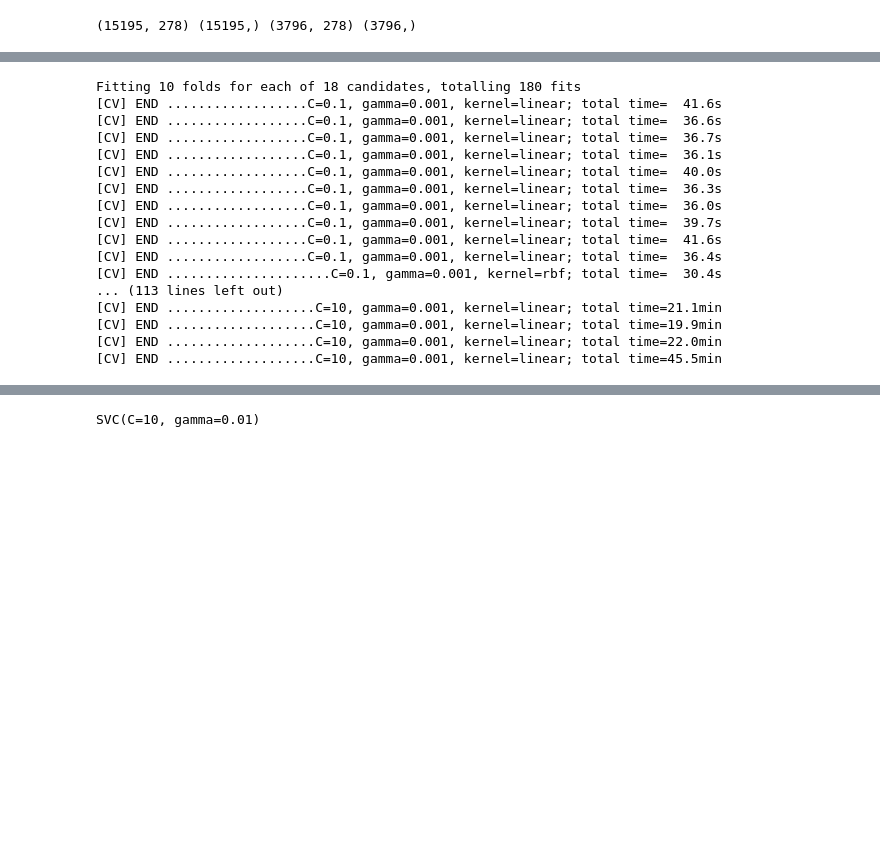
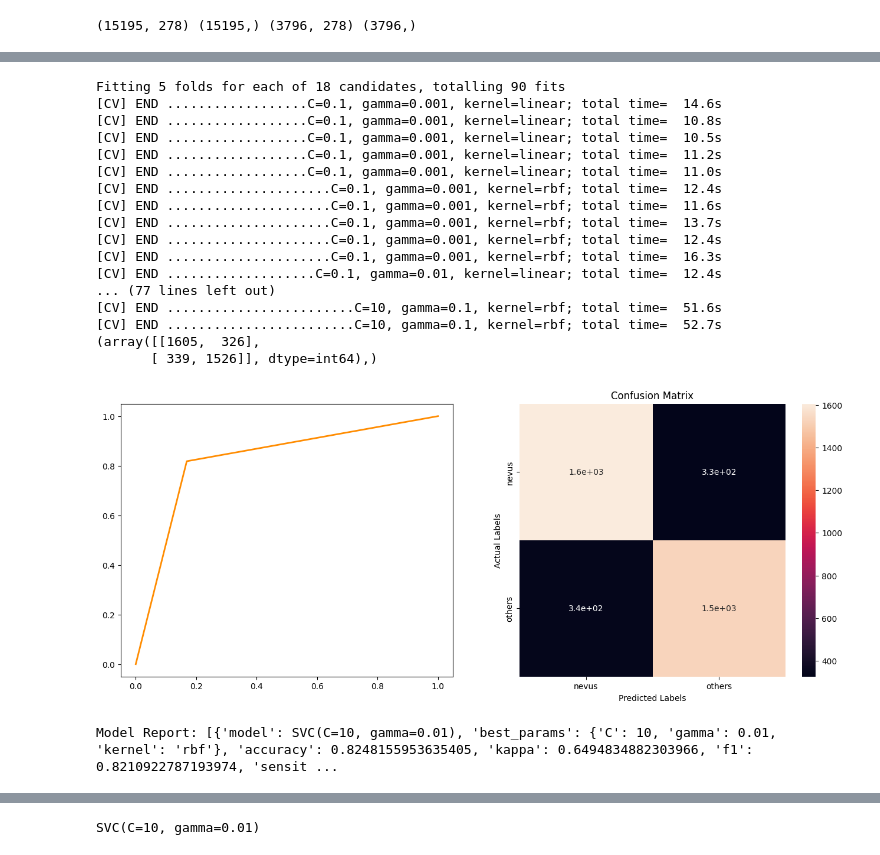
Before and after one commit to lui-alvarez/Melanoma-classification-using-machine-learning, a Jupyter notebook: notebooks/machine_learning_pipeline.ipynb, the cells around one changed output, grey strips where cells are left out. Cells and saved outputs as stored; diff of their text form; code cells hidden in the pictures; blank space fills up the shorter version.

Commit message:
training binary with SelectBestK

```diff
--- a/notebooks/machine_learning_pipeline.ipynb
+++ b/notebooks/machine_learning_pipeline.ipynb
@@ -36,3 +47,7 @@ select_feature = FeatureSelection()
+# %%
+def pprint_objects(*arg):
+    '''Prints large and indented objects clearly.'''
+    pp.pprint(arg)
 # %%
 def compare_models(models, param_grids, X_train, y_train, X_val, y_val, scoring_metric='accuracy', cv=10):
     all_models = []
@@ -55,6 +70,7 @@ def compare_models(models, param_grids, X_train, y_train, X_val, y_val, scoring_
 
         # Accuracy score
         accuracy = accuracy_score(y_val, y_pred)
+        kappa = cohen_kappa_score(y_val, y_pred)
 
         # F1 score
         f1 = f1_score(y_val, y_pred)
@@ -79,6 +95,7 @@ def compare_models(models, param_grids, X_train, y_train, X_val, y_val, scoring_
             'model': model,
             'best_params': model_info['params'],
             'accuracy': accuracy,
+            'kappa': kappa,
             'f1': f1,
             'sensitivity': sensitivity,
             'specificity': specificity,
@@ -86,6 +103,31 @@ def compare_models(models, param_grids, X_train, y_train, X_val, y_val, scoring_
 
         models_report.sort(key=lambda x: x['accuracy'], reverse=True)
 
+        plt.figure(figsize=(16, 6))
+        plt.subplot(1,2,1)
+
+        fpr, tpr, _ = roc_curve(y_val, y_pred)
+        roc_auc = auc(fpr, tpr)
+
+        # Plot the ROC curve for the current class
+        plt.plot(fpr, tpr, color='darkorange', lw=2, label='ROC curve (area = %0.2f)' % roc_auc)
+
+
+        # plotting cm, nevus = 0, others = 1
+        cm = confusion_matrix(y_val, y_pred)
+        cm_df = pd.DataFrame(cm,
+                            index=['nevus', 'others'],
+                            columns=['nevus', 'others'])
+
+        pprint_objects(cm)
+
+        plt.subplot(1,2,2)
+        sns.heatmap(cm_df, annot=True)
+        plt.title('Confusion Matrix')
+        plt.ylabel('Actual Labels')
+        plt.xlabel('Predicted Labels')
+        plt.show()
+
     # return best_model, best_score, best_params, all_models
     return models_report
 # %%
@@ -198,3 +234,6 @@ y_val_encoded = encoder.transform(y_val)
 print(X_train_normalized.shape, y_train_encoded.shape, X_val_normalized.shape, y_val_encoded.shape)
 # %% [output]
 (15195, 278) (15195,) (3796, 278) (3796,)
+# %%
+X_train_normalized, selected_feature_indices  = select_feature.select_bestk_features(X_train_normalized, y_train_encoded)
+X_train_normalized
@@ -200,0 +271,3 @@ print(X_train_normalized.shape, y_train_encoded.shape, X_val_normalized.shape, y
+# %%
+X_val_normalized = X_val_normalized.iloc[:, selected_feature_indices]
+X_val_normalized
@@ -203,48 +290,50 @@ print(X_train_normalized.shape, y_train_encoded.shape, X_val_normalized.shape, y
 models = [
     SVC(),
     # LogisticRegression(),
     # KNeighborsClassifier(),
     # RandomForestClassifier(),
     # LinearDiscriminantAnalysis(),
     # XGBClassifier()
     ]
 
 
 param_grids = [
     {'kernel':('linear', 'rbf'), 'C':[0.1, 1, 10], 'gamma':[0.001, 0.01, 0.1]},
     # {'penalty' : ['l1', 'l2', 'elasticnet', None], 'C':[0.1, 1, 10], 'solver': ['lbfgs', 'newton-cholesky', 'sag', 'saga']},
     # {'n_neighbors': [3, 5, 7, 9], 'weights' : ['uniform', 'distance'], 'algorithm': ['ball_tree', 'kd_tree', 'brute'], 'p': [1, 2]},
     # {'n_estimators' : [50, 100, 200], 'max_depth': [3, 5, 7, 9], 'min_samples_split': [2, 5, 10], 'min_samples_leaf': [1, 2, 4]}, # still takes a lot of time
     # {'solver': ['svd', 'eigen'], 'shrinkage': [None, 'auto', 0.1, 0.5, 1.0]},
     # {'max_depth': [4, 5], 'learning_rate': [0.1, 0.01], 'n_estimators': [200, 300], 'subsample': [0.5, 0.7, 1.0], 'colsample_bytree': [0.8, 0.9, 1.0]}
 ]
 
 # Call the function to compare models and get the best one
-models_report = compare_models(models, param_grids, X_train_normalized, y_train_encoded, X_val_normalized, y_val_encoded, scoring_metric='accuracy', cv=10)
+models_report = compare_models(models, param_grids, X_train_normalized, y_train_encoded, X_val_normalized, y_val_encoded, scoring_metric='accuracy', cv=5)
 
 # Save the best model to a file
 # best_model_filename = ROOT_PATH/'best_model.pkl'
 # with open(best_model_filename, 'wb') as file:
 #     pickle.dump(best_model, file)
 
 print("Model Report:", models_report)
 # print("Best Score:", best_score)
 # print("Best Params:", best_params)
 # %% [output]
-Fitting 10 folds for each of 18 candidates, totalling 180 fits
-[CV] END ..................C=0.1, gamma=0.001, kernel=linear; total time=  41.6s
-[CV] END ..................C=0.1, gamma=0.001, kernel=linear; total time=  36.6s
-[CV] END ..................C=0.1, gamma=0.001, kernel=linear; total time=  36.7s
-[CV] END ..................C=0.1, gamma=0.001, kernel=linear; total time=  36.1s
-[CV] END ..................C=0.1, gamma=0.001, kernel=linear; total time=  40.0s
-[CV] END ..................C=0.1, gamma=0.001, kernel=linear; total time=  36.3s
-[CV] END ..................C=0.1, gamma=0.001, kernel=linear; total time=  36.0s
-[CV] END ..................C=0.1, gamma=0.001, kernel=linear; total time=  39.7s
-[CV] END ..................C=0.1, gamma=0.001, kernel=linear; total time=  41.6s
-[CV] END ..................C=0.1, gamma=0.001, kernel=linear; total time=  36.4s
-[CV] END .....................C=0.1, gamma=0.001, kernel=rbf; total time=  30.4s
-... (113 lines left out)
-[CV] END ...................C=10, gamma=0.001, kernel=linear; total time=21.1min
-[CV] END ...................C=10, gamma=0.001, kernel=linear; total time=19.9min
-[CV] END ...................C=10, gamma=0.001, kernel=linear; total time=22.0min
-[CV] END ...................C=10, gamma=0.001, kernel=linear; total time=45.5min
+Fitting 5 folds for each of 18 candidates, totalling 90 fits
+[CV] END ..................C=0.1, gamma=0.001, kernel=linear; total time=  14.6s
+[CV] END ..................C=0.1, gamma=0.001, kernel=linear; total time=  10.8s
+[CV] END ..................C=0.1, gamma=0.001, kernel=linear; total time=  10.5s
+[CV] END ..................C=0.1, gamma=0.001, kernel=linear; total time=  11.2s
+[CV] END ..................C=0.1, gamma=0.001, kernel=linear; total time=  11.0s
+[CV] END .....................C=0.1, gamma=0.001, kernel=rbf; total time=  12.4s
+[CV] END .....................C=0.1, gamma=0.001, kernel=rbf; total time=  11.6s
+[CV] END .....................C=0.1, gamma=0.001, kernel=rbf; total time=  13.7s
+[CV] END .....................C=0.1, gamma=0.001, kernel=rbf; total time=  12.4s
+[CV] END .....................C=0.1, gamma=0.001, kernel=rbf; total time=  16.3s
+[CV] END ...................C=0.1, gamma=0.01, kernel=linear; total time=  12.4s
+... (77 lines left out)
+[CV] END ........................C=10, gamma=0.1, kernel=rbf; total time=  51.6s
+[CV] END ........................C=10, gamma=0.1, kernel=rbf; total time=  52.7s
+(array([[1605,  326],
+       [ 339, 1526]], dtype=int64),)
+[figure, added]
+Model Report: [{'model': SVC(C=10, gamma=0.01), 'best_params': {'C': 10, 'gamma': 0.01, 'kernel': 'rbf'}, 'accuracy': 0.8248155953635405, 'kappa': 0.6494834882303966, 'f1': 0.8210922787193974, 'sensit ...
```
Also changed, not shown: parts of 13 cells of this notebook, 1 other file.
